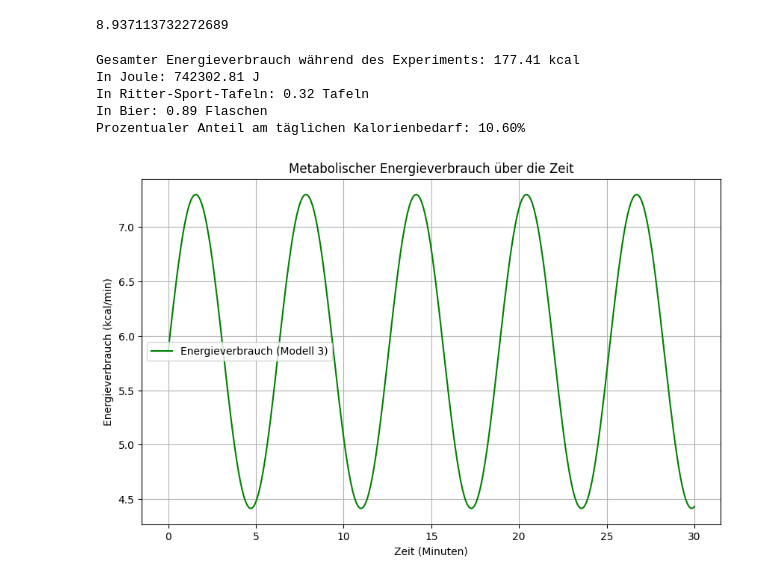
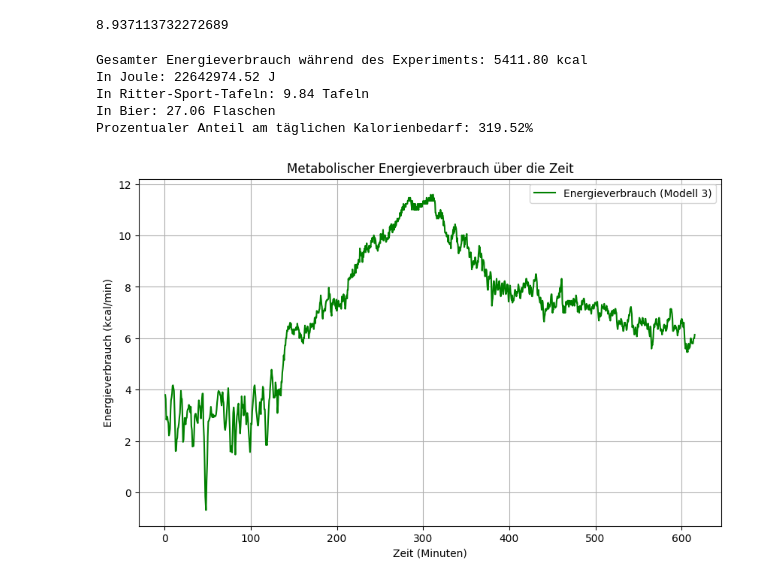
Before and after one commit to tomperg/Biosignalverarbeitung_Selbsthilfegruppe, a Jupyter notebook: MainCode2.ipynb, the cells around one changed output. Saved outputs shown, nothing was run; the diff lists cells and outputs as text; code cells hidden in the pictures.

Commit message:
modell3

```diff
--- a/MainCode2.ipynb
+++ b/MainCode2.ipynb
@@ -471,11 +471,11 @@ HR_activity_interaction = 0.049
 Geschlecht = 1  # 0 = weiblich, 1 = männlich
 Aktivitätsniveau = 1  # 0 = niedrig, 1 = hoch
 Gewicht = 70  # Gewicht in kg
-Ruheherzfrequenz = 60  # Ruheherzfrequenz in bpm
+Ruheherzfrequenz = 79  # Ruheherzfrequenz in bpm
 
 # Simulierte Herzfrequenzwerte (z. B. während eines 30-minütigen Experiments)
-zeit = np.linspace(0, 30, 300)  # Zeit in Minuten, 300 Messpunkte
-Aktuelle_Herzfrequenz = 100 + 10 * np.sin(zeit)  # Beispielhafte Variation der Herzfrequenz
+zeit = Rwave_t[1:]  # Zeit in Minuten, 300 Messpunkte
+Aktuelle_Herzfrequenz = bpm # Beispielhafte Variation der Herzfrequenz
 
 # Berechnung von HRnet
 HRnet_values = Aktuelle_Herzfrequenz - Ruheherzfrequenz
@@ -493,43 +493,43 @@ EE_values_modell3 = (
 )
 
 # Gesamter Energieverbrauch (kcal) während des Experiments
-Gesamtkalorien = np.sum(EE_values_modell3) * (zeit[1] - zeit[0])
+Gesamtkalorien = np.sum(EE_values_modell3) * (Rwave_t[1] - Rwave_t[0])
 
 # Umrechnung in verschiedene Einheiten
 Gesamtjoule = Gesamtkalorien * 4184  # 1 kcal = 4184 J
 Kalorien_pro_rittersport = 550  # Beispiel: 550 kcal pro Tafel
 Ritter_sport_tafeln = Gesamtkalorien / Kalorien_pro_rittersport
 
 Kalorien_pro_bier = 200  # Beispiel: 200 kcal pro 500 ml Bier
 Bier_flachen = Gesamtkalorien / Kalorien_pro_bier
 
 # Beispielberechnung des täglichen Kalorienbedarfs
 Alter = 21  # Alter in Jahren
 Groesse = 1.75  # Größe in Metern
 Geschlecht_faktor = 5 if Geschlecht == 1 else -161  # Faktor für Geschlecht
 Kalorienbedarf = 10 * Gewicht + 6.25 * (Groesse * 100) - 5 * Alter + Geschlecht_faktor
 Prozent_kalorienbedarf = (Gesamtkalorien / Kalorienbedarf) * 100
 
 # Ausgabe der Ergebnisse
 print(f"Gesamter Energieverbrauch während des Experiments: {Gesamtkalorien:.2f} kcal")
 print(f"In Joule: {Gesamtjoule:.2f} J")
 print(f"In Ritter-Sport-Tafeln: {Ritter_sport_tafeln:.2f} Tafeln")
 print(f"In Bier: {Bier_flachen:.2f} Flaschen")
 print(f"Prozentualer Anteil am täglichen Kalorienbedarf: {Prozent_kalorienbedarf:.2f}%")
 
 # Plot des Energieverbrauchs über die Zeit
 plt.figure(figsize=(10, 6))
 plt.plot(zeit, EE_values_modell3, label="Energieverbrauch (Modell 3)", color="green")
 plt.xlabel("Zeit (Minuten)")
 plt.ylabel("Energieverbrauch (kcal/min)")
 plt.title("Metabolischer Energieverbrauch über die Zeit")
 plt.legend()
 plt.grid()
 plt.show()
 # %% [output]
-Gesamter Energieverbrauch während des Experiments: 177.41 kcal
-In Joule: 742302.81 J
-In Ritter-Sport-Tafeln: 0.32 Tafeln
-In Bier: 0.89 Flaschen
-Prozentualer Anteil am täglichen Kalorienbedarf: 10.60%
+Gesamter Energieverbrauch während des Experiments: 5411.80 kcal
+In Joule: 22642974.52 J
+In Ritter-Sport-Tafeln: 9.84 Tafeln
+In Bier: 27.06 Flaschen
+Prozentualer Anteil am täglichen Kalorienbedarf: 319.52%
-[figure, old version]
+[figure, new version]
```
